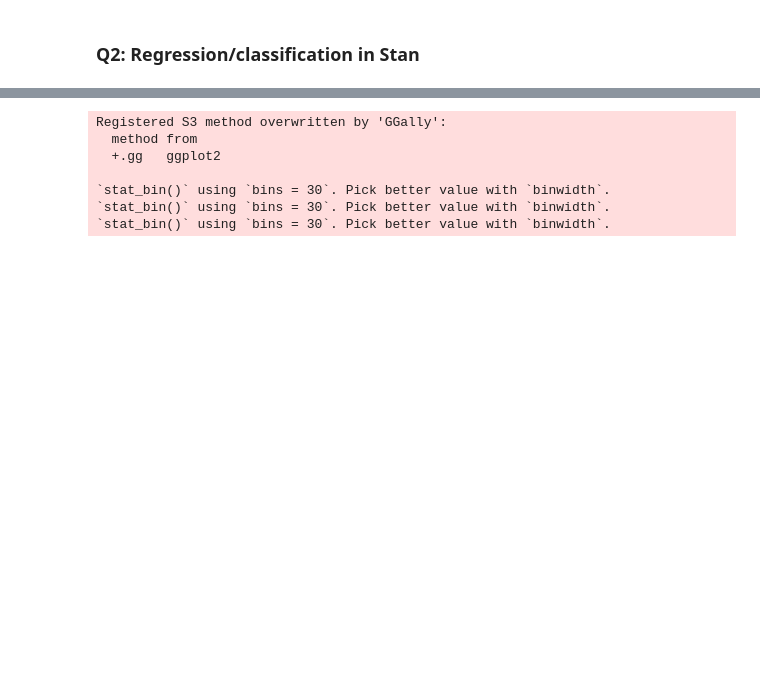
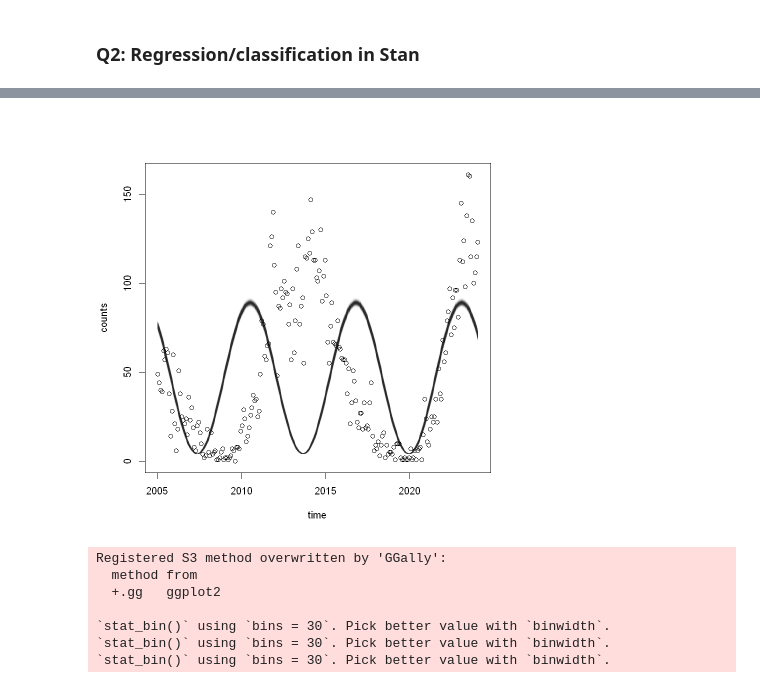
Before and after one commit to junsongt/STAT447, a Jupyter notebook: Exercise 07/exercise-7.ipynb, the cells around one changed output, grey strips where cells are left out. Saved outputs shown, nothing was run; the diff lists cells and outputs as text; code cells hidden in the pictures; blank space fills up the shorter version.

```diff
--- a/Exercise 07/exercise-7.ipynb
+++ b/Exercise 07/exercise-7.ipynb
@@ -57,6 +57,17 @@ theta1_samples = samples$theta1
 theta2_samples = samples$theta2
 theta3_samples = samples$theta3
 theta_samples = data.frame(theta1 = theta1_samples, theta2 = theta2_samples, theta3 = theta3_samples)
+lambda_samples =samples$lambda
+# %%
+plot(time, counts,
+      xlab = "time",
+      ylab = "counts")
+
+for (i in 1:nrow(lambda_samples)) {
+  lines(time, lambda_samples[i,], col = rgb(red = 0, green = 0, blue = 0, alpha = 0.01))
+}
+# %% [output]
+[figure, added]
 # %%
 library(GGally)
 library(ggplot2)
```
Also changed, not shown: parts of 1 cell of this notebook, 5 other files.
